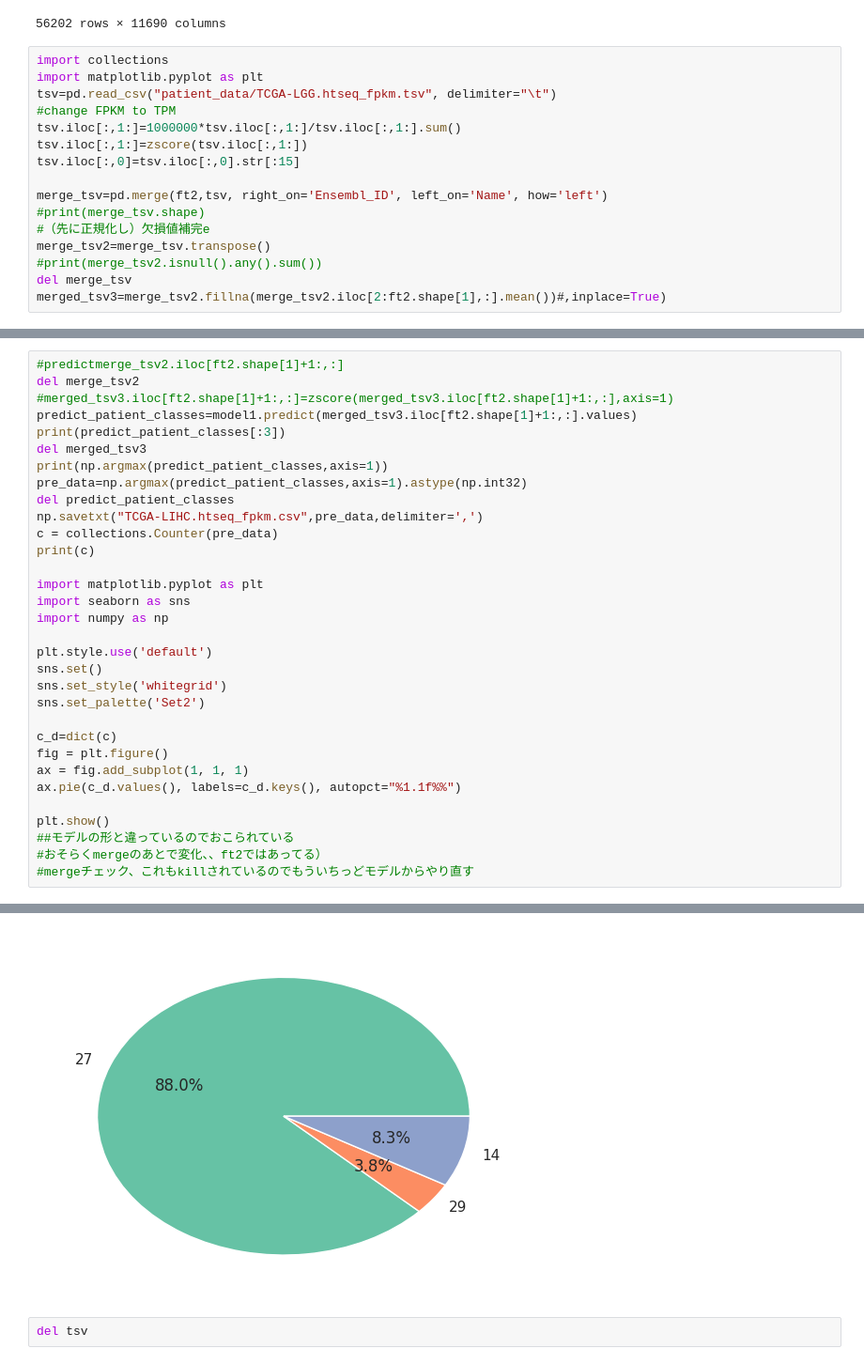
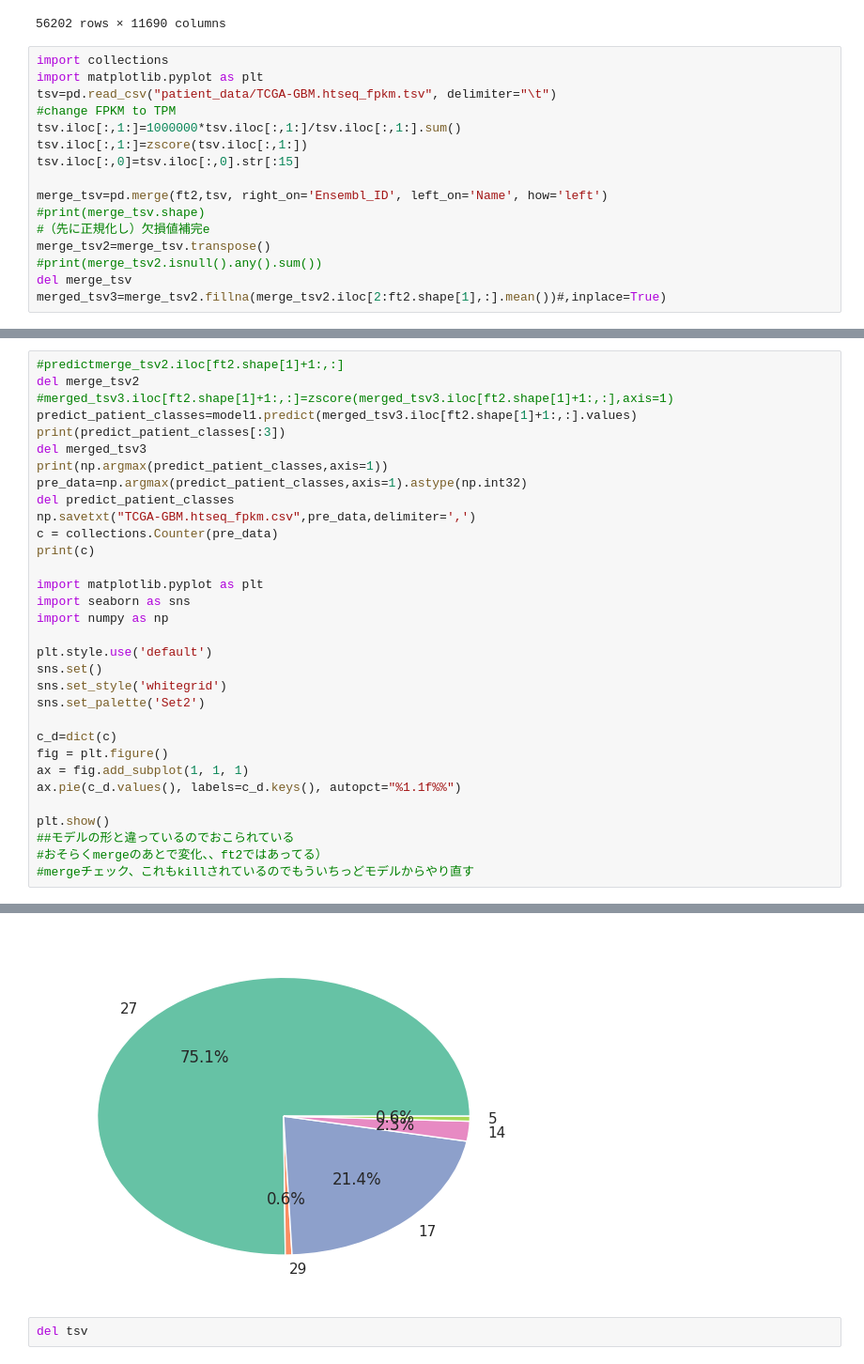
Before and after one commit to KyokoM/tsunodalab, a Jupyter notebook: patient_model_apply.ipynb, the cells around one changed output, grey strips where cells are left out. Shown at 94% size. Cells and saved outputs as stored; diff of their text form.

```diff
--- a/patient_model_apply.ipynb
+++ b/patient_model_apply.ipynb
@@ -152,7 +152,7 @@ ft2
 # %%
 import collections
 import matplotlib.pyplot as plt
-tsv=pd.read_csv("patient_data/TCGA-LGG.htseq_fpkm.tsv", delimiter="\t")
+tsv=pd.read_csv("patient_data/TCGA-GBM.htseq_fpkm.tsv", delimiter="\t")
 #change FPKM to TPM
 tsv.iloc[:,1:]=1000000*tsv.iloc[:,1:]/tsv.iloc[:,1:].sum()
 tsv.iloc[:,1:]=zscore(tsv.iloc[:,1:])
@@ -244,7 +217,7 @@ del merged_tsv3
 print(np.argmax(predict_patient_classes,axis=1))
 pre_data=np.argmax(predict_patient_classes,axis=1).astype(np.int32)
 del predict_patient_classes
-np.savetxt("TCGA-LIHC.htseq_fpkm.csv",pre_data,delimiter=',')
+np.savetxt("TCGA-GBM.htseq_fpkm.csv",pre_data,delimiter=',')
 c = collections.Counter(pre_data)
 print(c)
 
@@ -287,4 +260,4 @@ Counter({27: 373, 14: 35, 29: 16})
-[figure, old version]
+[figure, new version]
 # %%
 del tsv
 # %% [markdown]
```
Also changed, not shown: parts of 6 cells of this notebook.
